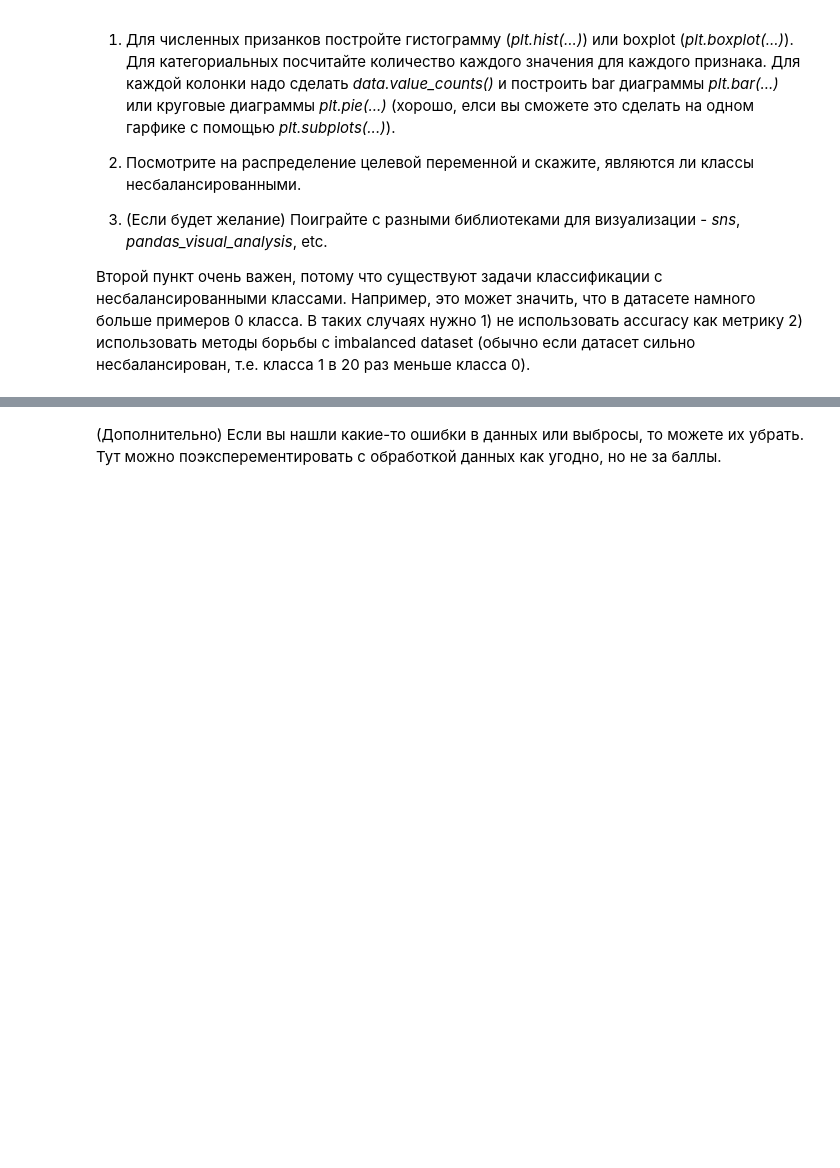
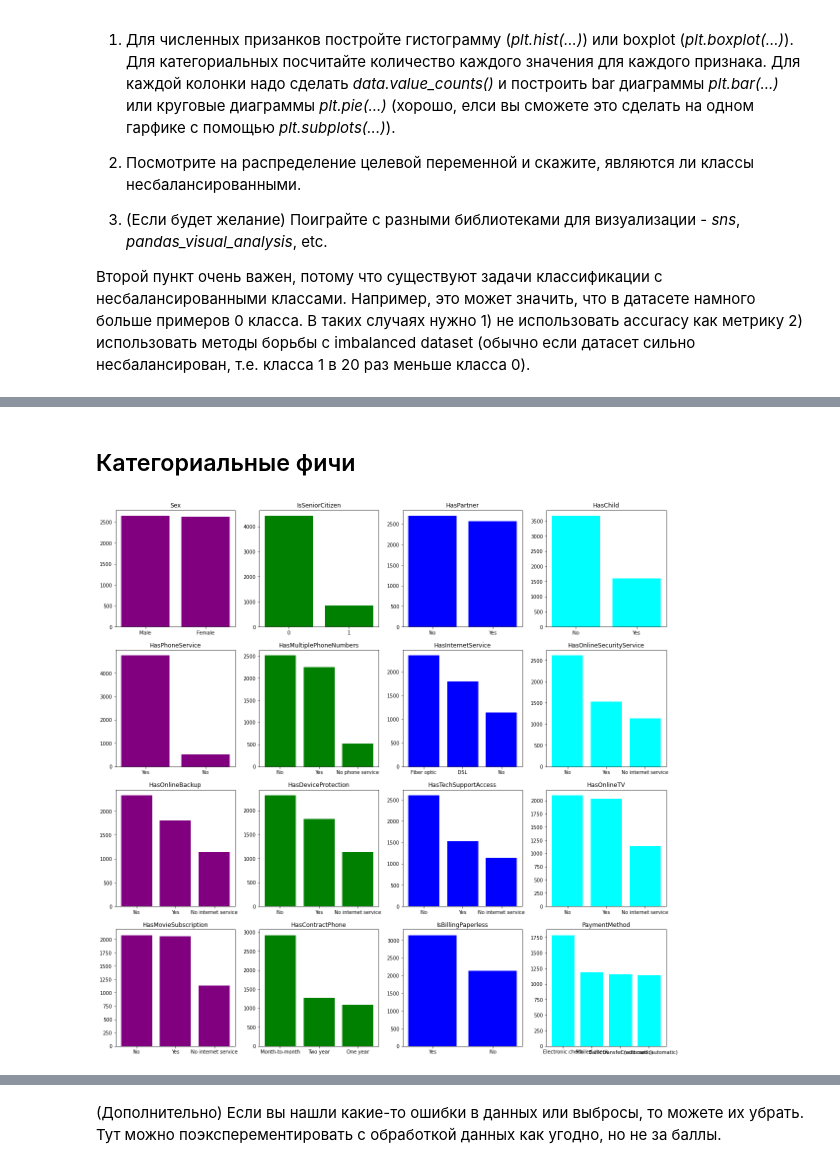
Before and after one commit to EmperorNao/MLHub, a Jupyter notebook: DLS/sem1/HW3/baseline.ipynb, the cells around one changed output, grey strips where cells are left out. Saved outputs shown, nothing was run; the diff lists cells and outputs as text; code cells hidden in the pictures; blank space fills up the shorter version.

```diff
--- a/DLS/sem1/HW3/baseline.ipynb
+++ b/DLS/sem1/HW3/baseline.ipynb
@@ -113,0 +240,25 @@ target_col = 'Churn'
+# %% [markdown]
+## Категориальные фичи
+# %%
+from math import ceil
+
+n_cat_cols = len(cat_cols)
+
+ncols = 4
+nrows = ceil(n_cat_cols / 4)
+
+
+colors = ['purple', 'green', 'blue', 'cyan']
+
+plt.figure(figsize = (5 * nrows, 5 * ncols))
+for index, col in enumerate(cat_cols):
+
+    plt.subplot(nrows, ncols, index + 1)
+    plt.title(col)
+
+    d = data[col].value_counts()
+    plt.bar(list(d.index), list(d.values), tick_label=list(d.index), color=colors[index % len(colors)])
+
+plt.show()
+# %% [output]
+[figure, added]
```
Also changed, not shown: parts of 31 cells of this notebook.
